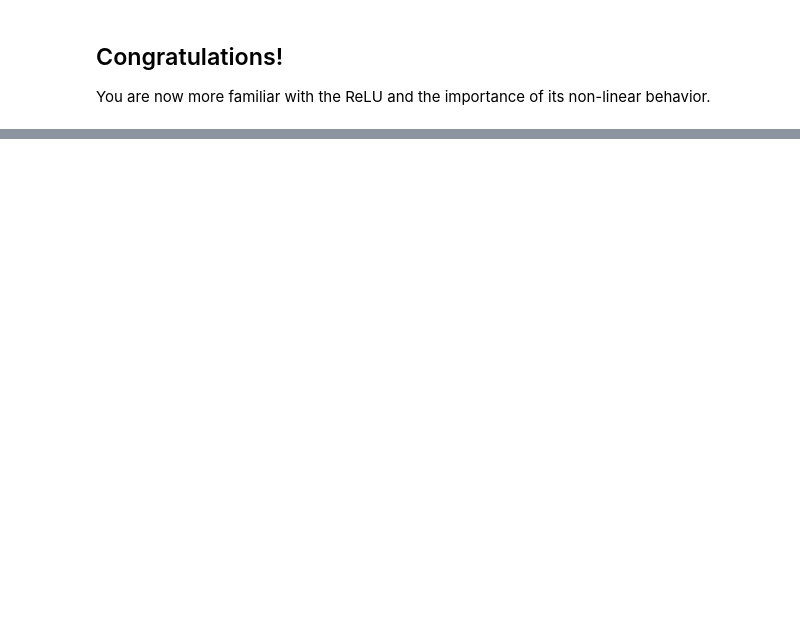
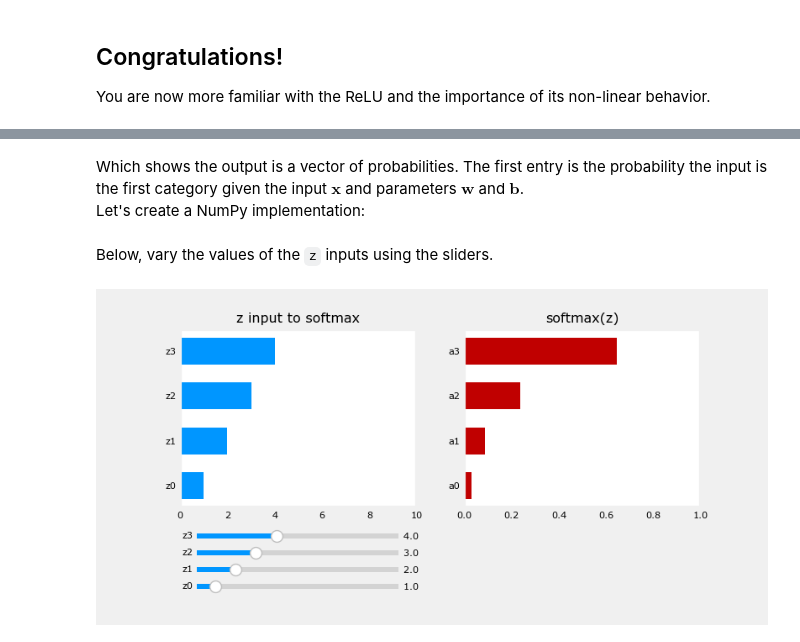
Before and after one commit to weiweia92/coursera_MachineLearning, a Jupyter notebook: Activation/C2_W2_Activations.ipynb, the cells around one changed output, grey strips where cells are left out. Saved outputs shown, nothing was run; the diff lists cells and outputs as text; code cells hidden in the pictures; blank space fills up the shorter version.

```diff
--- a/Activation/C2_W2_Activations.ipynb
+++ b/Activation/C2_W2_Activations.ipynb
@@ -60,0 +67,16 @@ You are now more familiar with the ReLU and the importance of its non-linear beh
+# %%
+import numpy as np
+import matplotlib.pyplot as plt
+plt.style.use('./deeplearning.mplstyle')
+import tensorflow as tf
+from tensorflow.keras.models import Sequential
+from tensorflow.keras.layers import Dense
+from IPython.display import display, Markdown, Latex
+from sklearn.datasets import make_blobs
+%matplotlib widget
+from matplotlib.widgets import Slider
+from lab_utils_common import dlc
+from lab_utils_softmax import plt_softmax
+import logging
+logging.getLogger("tensorflow").setLevel(logging.ERROR)
+tf.autograph.set_verbosity(0)
@@ -60,0 +108,15 @@ You are now more familiar with the ReLU and the importance of its non-linear beh
+# %% [markdown]
+Which shows the output is a vector of probabilities. The first entry is the probability the input is the first category given the input $\mathbf{x}$ and parameters $\mathbf{w}$ and $\mathbf{b}$.
+Let's create a NumPy implementation:
+# %%
+def my_softmax(z):
+    ez = np.exp(z)              #element-wise exponenial
+    sm = ez/np.sum(ez)
+    return(sm)
+# %% [markdown]
+Below, vary the values of the `z` inputs using the sliders.
+# %%
+plt.close("all")
+plt_softmax(my_softmax)
+# %% [output]
+[figure, added]
```
Also changed, not shown: parts of 224 cells of this notebook, 6 other files.
